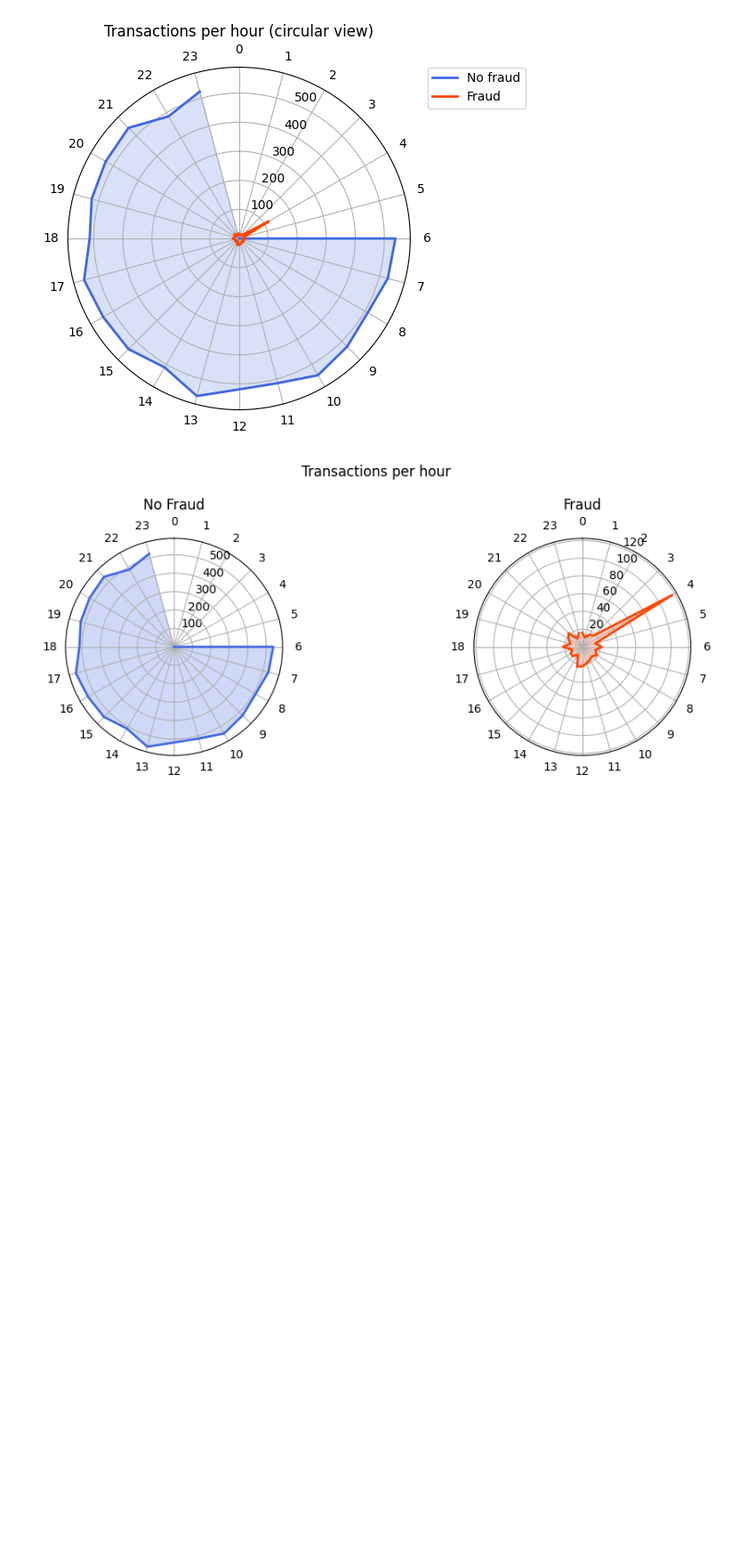
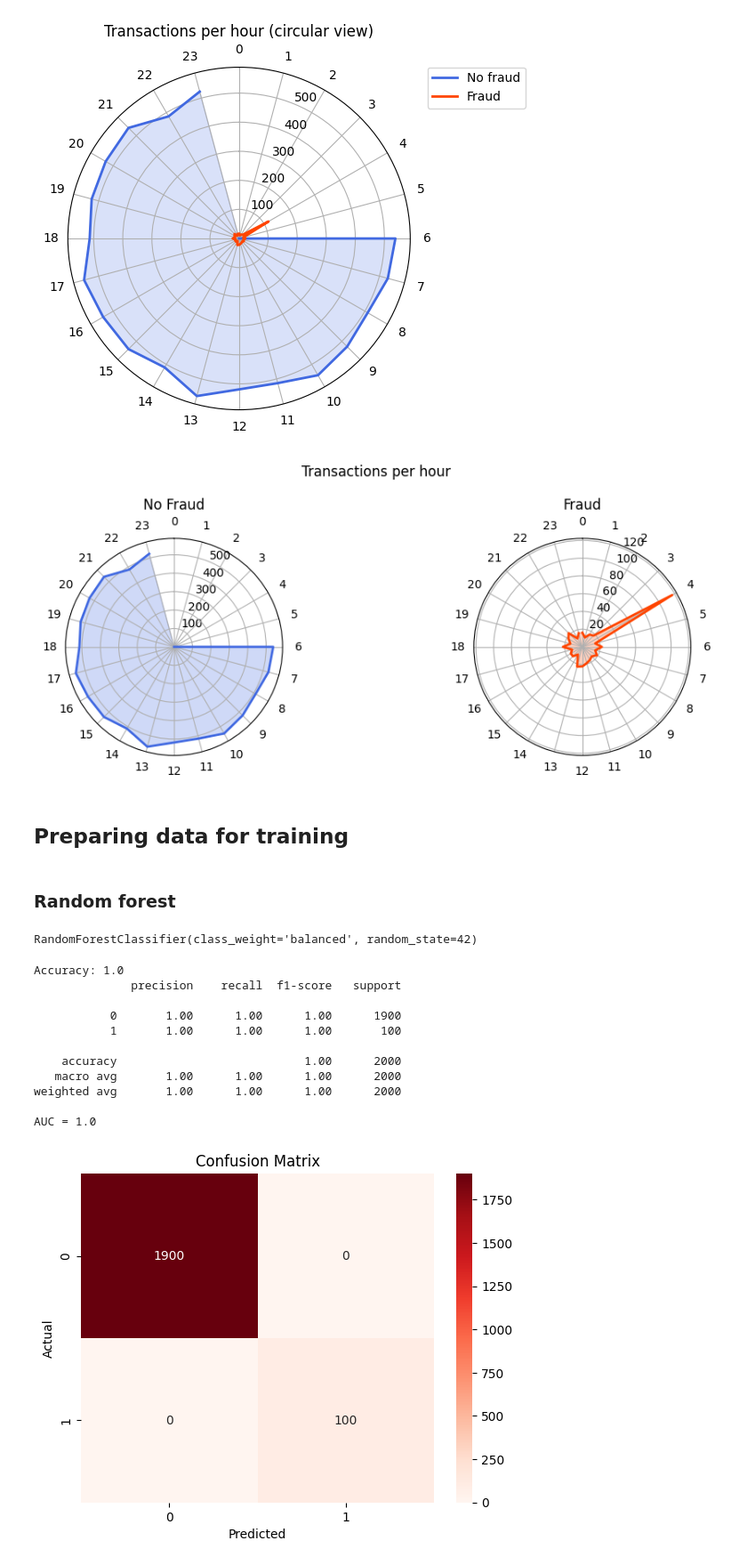
Before and after one commit to vylia/fraud, a Jupyter notebook: FinancialFraudAnalysis.ipynb, the cells around one changed output. Shown at 89% size. Drawn from its saved outputs; the diff is of its cells as text; code cells hidden in the pictures; blank space fills up the shorter version.

```diff
--- a/FinancialFraudAnalysis.ipynb
+++ b/FinancialFraudAnalysis.ipynb
@@ -154,3 +180,51 @@ plt.tight_layout()
 plt.show()
 # %% [output]
 [figure]
+# %% [markdown]
+## Preparing data for training
+# %%
+features = ['amount', 'hour', 'device_risk_score', 'ip_risk_score']
+X = df[features]
+y = df['is_fraud']
+
+X_train, X_test, y_train, y_test = train_test_split(X, y, test_size=0.2, random_state=42, stratify=y)
+# %% [markdown]
+### Random forest
+# %%
+rf_model = RandomForestClassifier(
+    n_estimators=100,
+    max_depth=None,
+    random_state=42,
+    class_weight='balanced'
+)
+rf_model.fit(X_train, y_train)
+# %% [output]
+RandomForestClassifier(class_weight='balanced', random_state=42)
+# %%
+y_pred = rf_model.predict(X_test)
+print("Accuracy:", accuracy_score(y_test, y_pred))
+print(classification_report(y_test, y_pred))
+
+# Predict probabilities of the positive class (i.e., fraud)
+y_prob = rf_model.predict_proba(X_test)[:, 1]
+print("AUC =", roc_auc_score(y_test, y_prob))
+
+cm = confusion_matrix(y_test, y_pred)
+sns.heatmap(cm, annot=True, fmt="d", cmap="Reds")
+plt.xlabel("Predicted")
+plt.ylabel("Actual")
+plt.title("Confusion Matrix")
+plt.show()
+# %% [output]
+Accuracy: 1.0
+              precision    recall  f1-score   support
+
+           0       1.00      1.00      1.00      1900
+           1       1.00      1.00      1.00       100
+
+    accuracy                           1.00      2000
+   macro avg       1.00      1.00      1.00      2000
+weighted avg       1.00      1.00      1.00      2000
+
+AUC = 1.0
+[figure, added]
```
Also changed, not shown: parts of 10 cells of this notebook.
